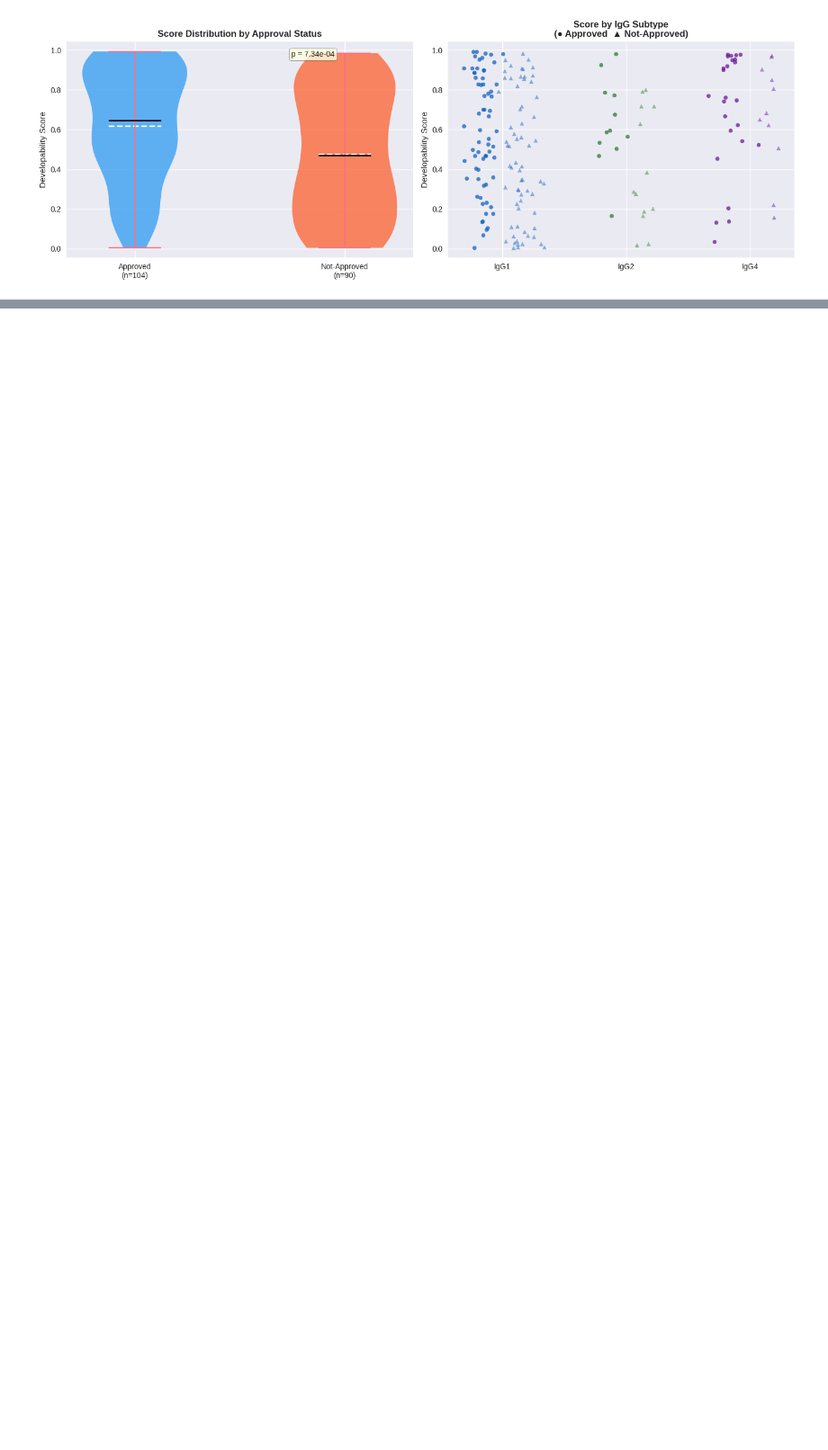
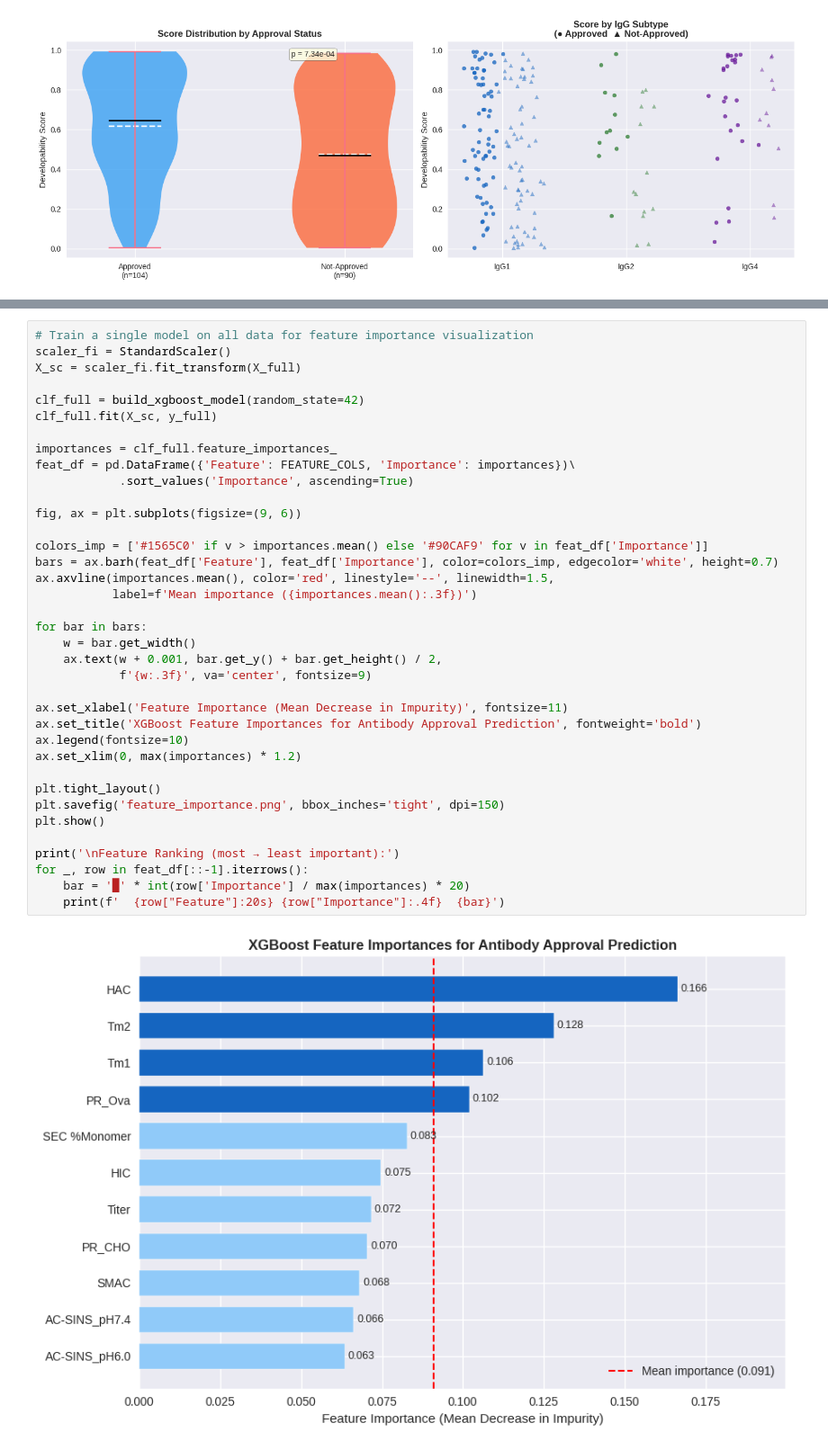
Before and after one commit to SidhantPuntambekar/BMI702_Final_Project, a Jupyter notebook: baseline_model/baseline_model_approval.ipynb, the cells around one changed output, grey strips where cells are left out. Shown at 90% size. Cells and saved outputs as stored; diff of their text form; blank space fills up the shorter version.

Commit message:
Add feature importances

```diff
--- a/baseline_model/baseline_model_approval.ipynb
+++ b/baseline_model/baseline_model_approval.ipynb
@@ -436,0 +439,39 @@ plt.show()
+# %%
+# Train a single model on all data for feature importance visualization
+scaler_fi = StandardScaler()
+X_sc = scaler_fi.fit_transform(X_full)
+
+clf_full = build_xgboost_model(random_state=42)
+clf_full.fit(X_sc, y_full)
+
+importances = clf_full.feature_importances_
+feat_df = pd.DataFrame({'Feature': FEATURE_COLS, 'Importance': importances})\
+            .sort_values('Importance', ascending=True)
+
+fig, ax = plt.subplots(figsize=(9, 6))
+
+colors_imp = ['#1565C0' if v > importances.mean() else '#90CAF9' for v in feat_df['Importance']]
+bars = ax.barh(feat_df['Feature'], feat_df['Importance'], color=colors_imp, edgecolor='white', height=0.7)
+ax.axvline(importances.mean(), color='red', linestyle='--', linewidth=1.5,
+           label=f'Mean importance ({importances.mean():.3f})')
+
+for bar in bars:
+    w = bar.get_width()
+    ax.text(w + 0.001, bar.get_y() + bar.get_height() / 2,
+            f'{w:.3f}', va='center', fontsize=9)
+
+ax.set_xlabel('Feature Importance (Mean Decrease in Impurity)', fontsize=11)
+ax.set_title('XGBoost Feature Importances for Antibody Approval Prediction', fontweight='bold')
+ax.legend(fontsize=10)
+ax.set_xlim(0, max(importances) * 1.2)
+
+plt.tight_layout()
+plt.savefig('feature_importance.png', bbox_inches='tight', dpi=150)
+plt.show()
+
+print('\nFeature Ranking (most → least important):')
+for _, row in feat_df[::-1].iterrows():
+    bar = '█' * int(row['Importance'] / max(importances) * 20)
+    print(f'  {row["Feature"]:20s} {row["Importance"]:.4f}  {bar}')
+# %% [output]
+[figure, added]
```
Also changed, not shown: parts of 2 cells of this notebook.
